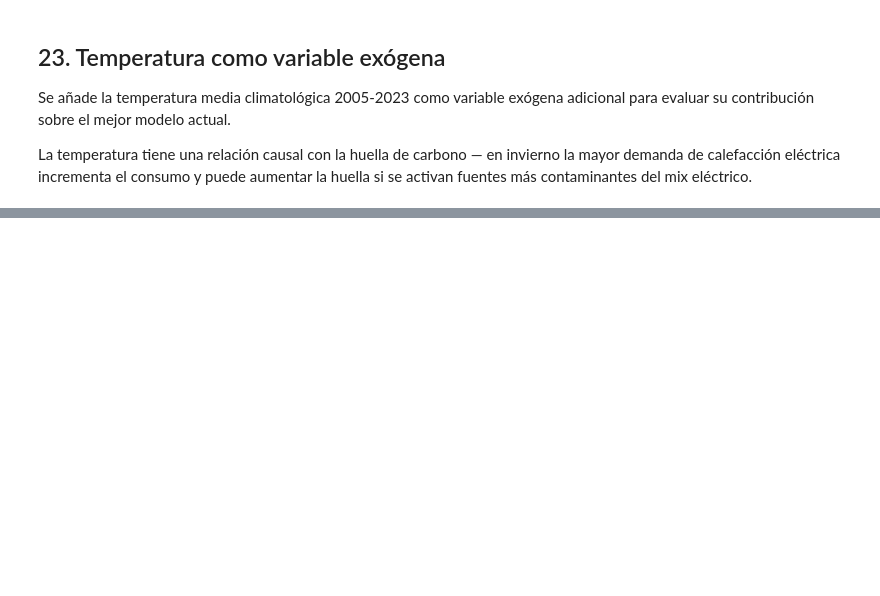
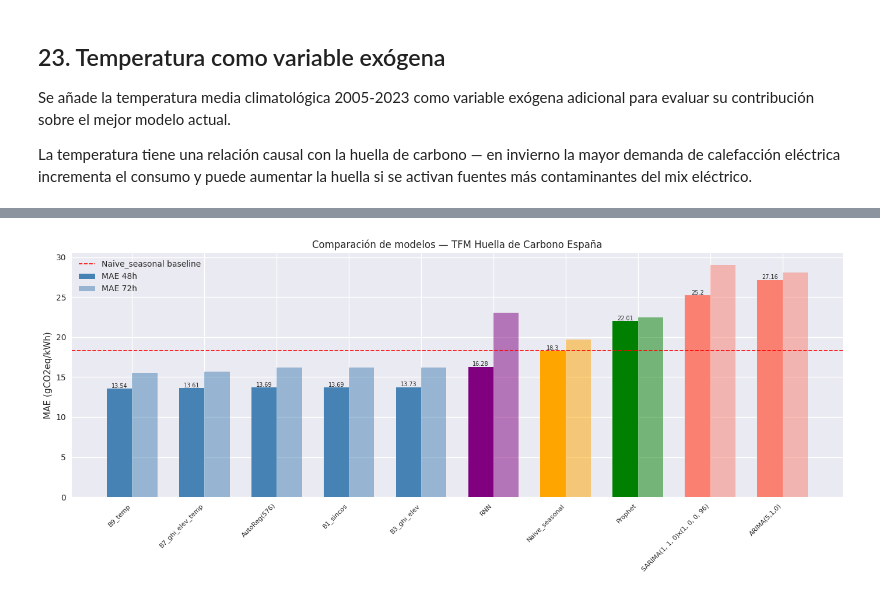
Before and after one commit to Pablomontejo09/TFM_Wattnet, a Jupyter notebook: notebooks/07_Autoreg_exogenas.ipynb, the cells around one changed output, grey strips where cells are left out. Cells and saved outputs as stored; diff of their text form; code cells hidden in the pictures; blank space fills up the shorter version.

```diff
--- a/notebooks/06_Autoreg_exogenas.ipynb
+++ b/notebooks/07_Autoreg_exogenas.ipynb
@@ -1294,0 +1670,42 @@ comparacion_temp.to_csv(RESULTS_DIR / "autoreg_temperatura.csv", index=False)
+# %%
+fig, ax = plt.subplots(figsize=(14, 6))
+
+mae_48 = tabla_slides[("MAE", "48h")].values
+mae_72 = tabla_slides[("MAE", "72h")].values
+modelos = tabla_slides.index.tolist()
+
+x     = np.arange(len(modelos))
+width = 0.35
+
+colors = []
+for m in modelos:
+    if m.startswith("B"):
+        colors.append("steelblue")
+    elif m in ["RNN"]:
+        colors.append("purple")
+    elif m == "Naive_seasonal":
+        colors.append("orange")
+    elif m == "Prophet":
+        colors.append("green")
+    else:
+        colors.append("salmon")
+
+ax.bar(x - width/2, mae_48, width, label="MAE 48h", color=colors)
+ax.bar(x + width/2, mae_72, width, label="MAE 72h", color=colors, alpha=0.5)
+ax.set_xticks(x)
+ax.set_xticklabels(modelos, rotation=45, ha="right", fontsize=8)
+ax.set_ylabel("MAE (gCO2eq/kWh)")
+ax.set_title("Comparación de modelos — TFM Huella de Carbono España")
+ax.axhline(y=18.302, color="red", linestyle="--",
+           linewidth=1.2, label="Naive_seasonal baseline")
+ax.legend()
+
+for i, v in enumerate(mae_48):
+    ax.text(i - width/2, v + 0.1, str(round(v, 2)),
+            ha="center", fontsize=7)
+
+plt.tight_layout()
+plt.savefig("/home/ubuntu/TFM/figures/comparacion_slides.png", dpi=150, bbox_inches="tight")
+plt.show()
+# %% [output]
+[figure, added]
```
Also changed, not shown: parts of 21 cells of this notebook, 32 other files.
